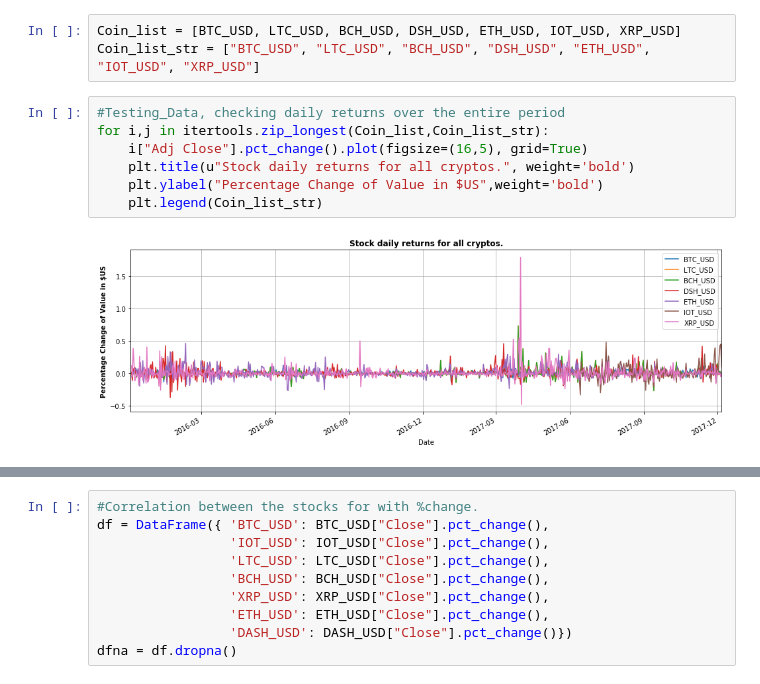
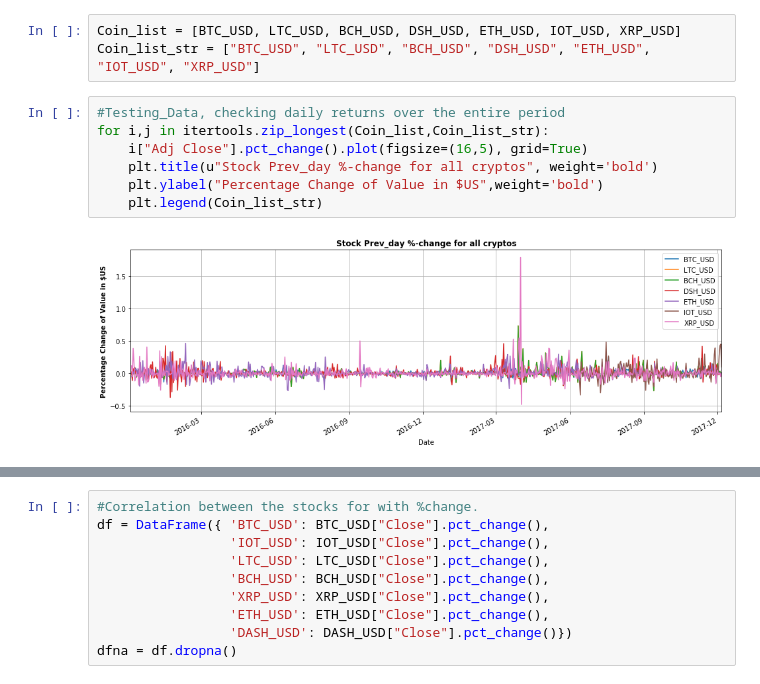
Before and after one commit to Niteeshkanungo/Final-project, a Jupyter notebook: Analysis_Crypto.ipynb, the cells around one changed output, grey strips where cells are left out. Cells and saved outputs as stored; diff of their text form.

```diff
--- a/Analysis_Crypto.ipynb
+++ b/Analysis_Crypto.ipynb
@@ -65,12 +65,12 @@ Coin_list_str = ["BTC_USD", "LTC_USD", "BCH_USD", "DSH_USD", "ETH_USD", "IOT_USD
 # %%
 #Testing_Data, checking daily returns over the entire period
 for i,j in itertools.zip_longest(Coin_list,Coin_list_str):
     i["Adj Close"].pct_change().plot(figsize=(16,5), grid=True)
-    plt.title(u"Stock daily returns for all cryptos.", weight='bold')
+    plt.title(u"Stock Prev_day %-change for all cryptos", weight='bold')
     plt.ylabel("Percentage Change of Value in $US",weight='bold')
     plt.legend(Coin_list_str)
 # %% [output]
-[figure, old version]
+[figure, new version]
 # %%
 #Testing_Data_with _Ploting in loop for Adjusted close
 for i,j in itertools.zip_longest(Coin_list,Coin_list_str):
```
Also changed, not shown: parts of 6 cells of this notebook.
